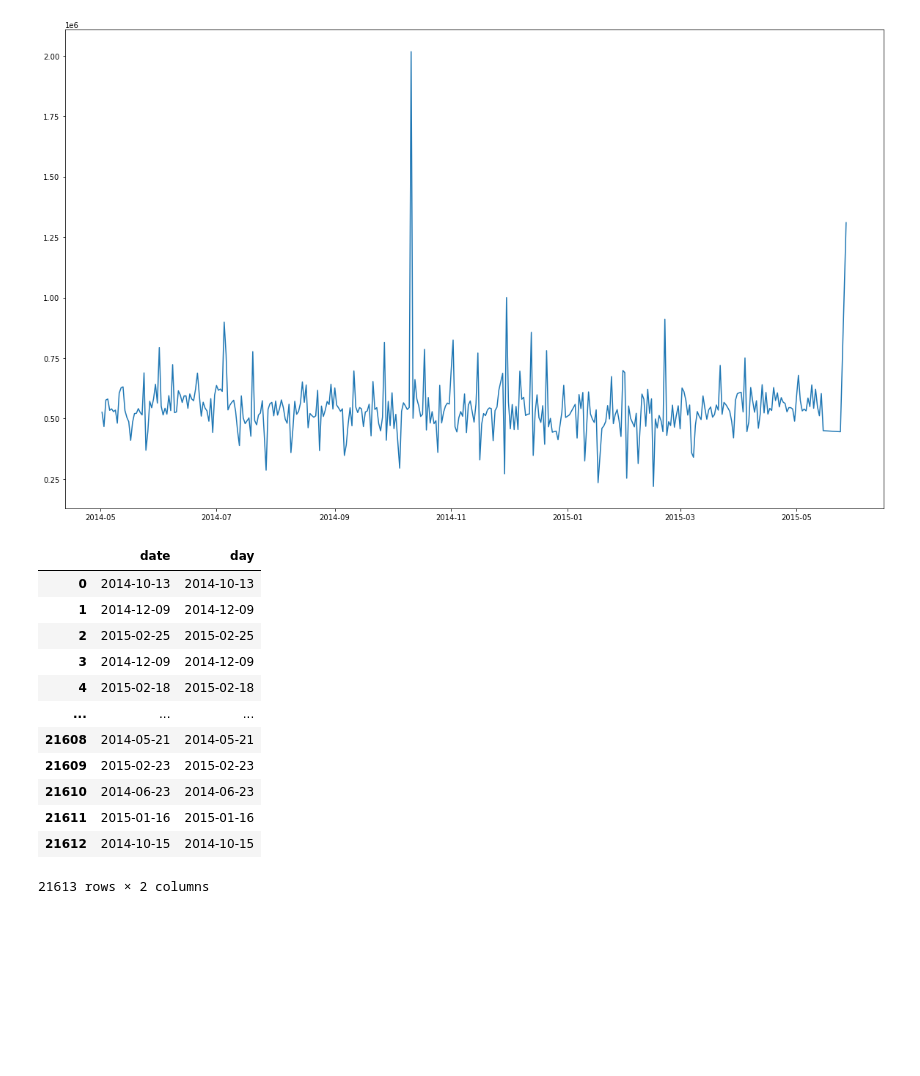
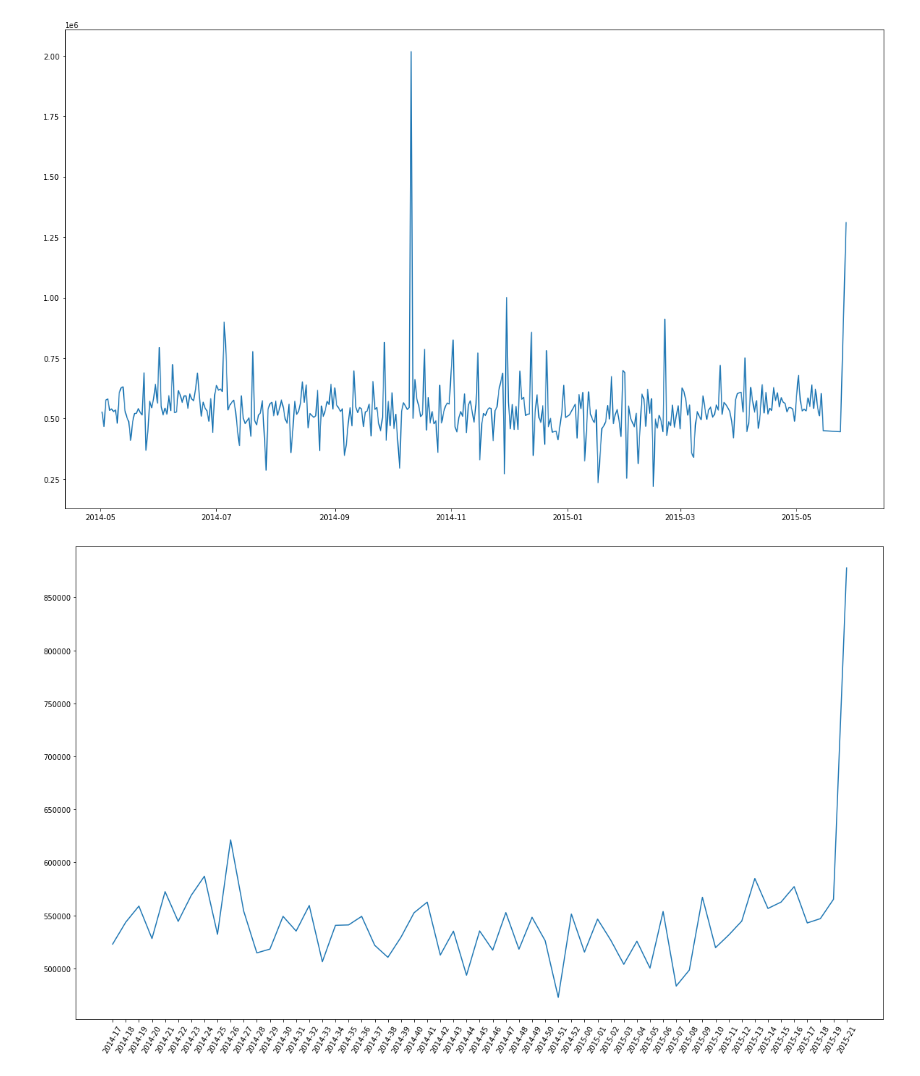
Before and after one commit to endhel/Curso-de-Python-do-ZERO-AO-DS, a Jupyter notebook: aula03.ipynb, the cells around one changed output. Cells and saved outputs as stored; diff of their text form; code cells hidden in the pictures; blank space fills up the shorter version.

```diff
--- a/aula03.ipynb
+++ b/aula03.ipynb
@@ -197,19 +197,14 @@ plt.plot(by_day.day, by_day.price)
 # %% [output]
 [<matplotlib.lines.Line2D at 0x...>]
 [figure]
-# %%
-df[['date', 'day']]
-# %% [output]
-|  | date | day |
-| 0 | 2014-10-13 | 2014-10-13 |
-| 1 | 2014-12-09 | 2014-12-09 |
-| 2 | 2015-02-25 | 2015-02-25 |
-| 3 | 2014-12-09 | 2014-12-09 |
-| 4 | 2015-02-18 | 2015-02-18 |
-| ... | ... | ... |
-| 21608 | 2014-05-21 | 2014-05-21 |
-| 21609 | 2015-02-23 | 2015-02-23 |
-| 21610 | 2014-06-23 | 2014-06-23 |
-| 21611 | 2015-01-16 | 2015-01-16 |
-| 21612 | 2014-10-15 | 2014-10-15 |
-21613 rows × 2 columns
+# %%
+#third graph
+
+df['year_week'] = pd.to_datetime(df.date).dt.strftime('%Y-%U')
+by_year_week = df[['price', 'year_week']].groupby('year_week').mean().reset_index()
+
+plt.figure( figsize=(20, 12))
+plt.plot(by_year_week.year_week, by_year_week.price)
+plt.xticks(rotation=60);
+# %% [output]
+[figure, added]
```
Also changed, not shown: parts of 1 cell of this notebook.
